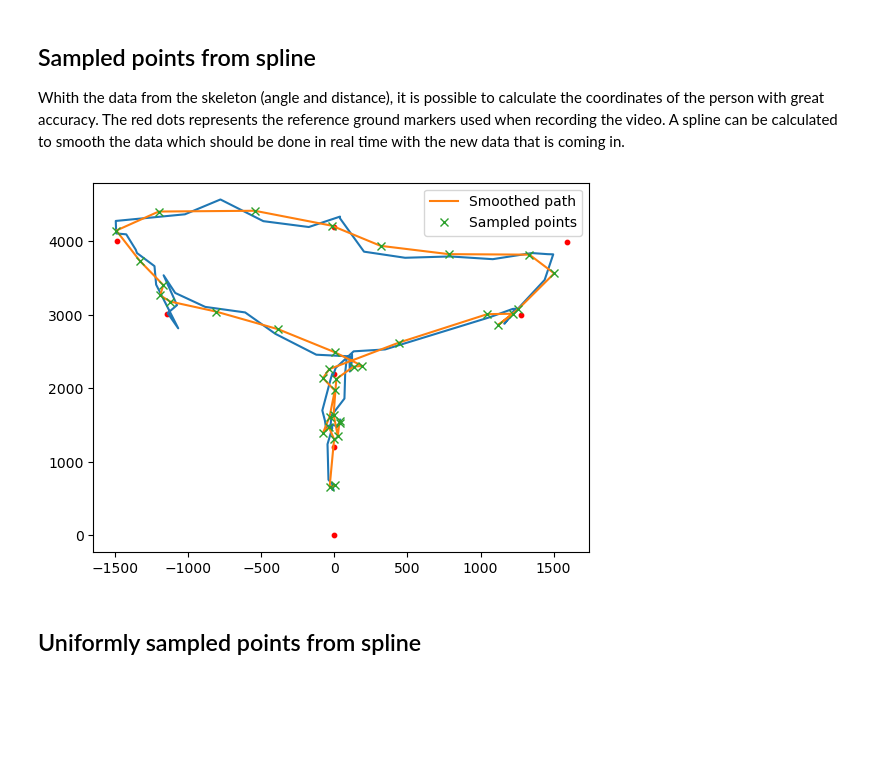
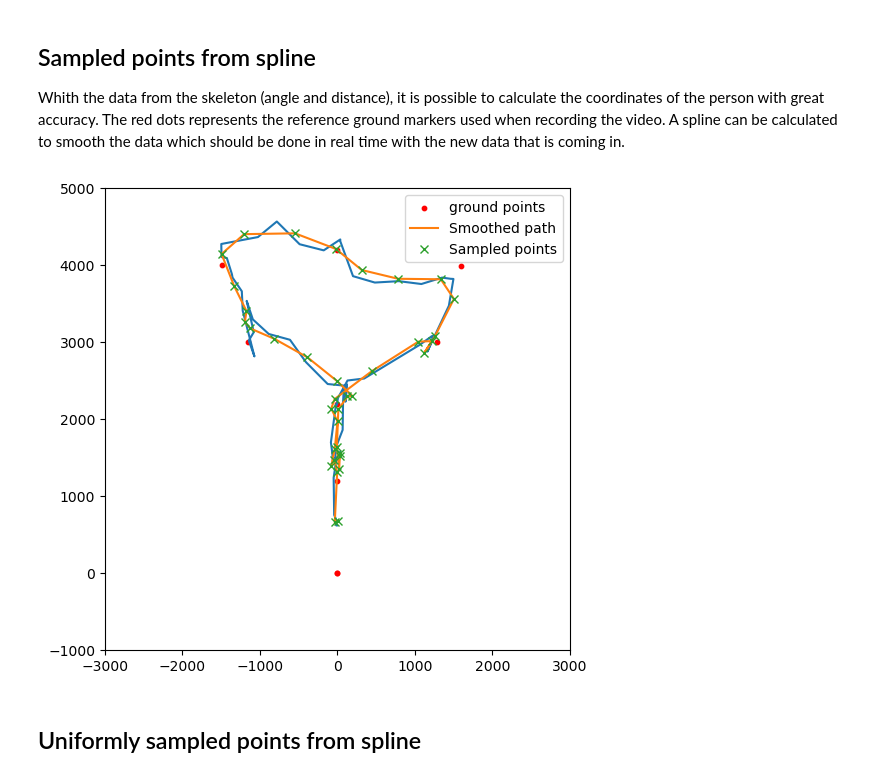
Before and after one commit to comtois-etienne/CSIE5047_Smart_Luggage, a Jupyter notebook: notebook.ipynb, the cells around one changed output. Cells and saved outputs as stored; diff of their text form; code cells hidden in the pictures; blank space fills up the shorter version.

```diff
--- a/notebook.ipynb
+++ b/notebook.ipynb
@@ -561,9 +561,15 @@ sampled_df = pd.DataFrame({
 })
 
 fig, ax = plt.subplots()
+ax.set_ylim([-1000, 5000])
+ax.set_xlim([-3000, 3000])
+fig.set_figheight(6)
+fig.set_figwidth(6)
+
 ax.plot(df['y'], df['x'])
 for p in ref_points:
     ax.scatter(p.y, p.x, c='r', s=10)
+ax.scatter(ref_points[0].y, ref_points[0].x, c='r', s=10, label='ground points')
 ax.plot(spline_y(t_smooth), spline_x(t_smooth), label='Smoothed path')
 # ax.plot(spline_y(t_smooth), spline_x(t_smooth))
 ax.plot(spline_y(t_smooth), spline_x(t_smooth), 'x', label='Sampled points')
@@ -575,34 +581,34 @@ plt.show()
 # y = spline_y(t_smooth)
 
 
 
 # for i in range(len(x) - 4):
 #     # angle between i-1 and i
 #     if i == 0:
 #         p1 = Point(0, 0)
 #     else:
 #         p1 = Point(x[i-1], y[i-1])
 #     p2 = Point(x[i], y[i])
 
 #     angle = p1.angle(p2)
 
 #     # list of 4 points with list comprehension
 #     px = [Point(x[i], y[i]) for i in range(i, i+4)]
 
 #     # rotate 4 points by -angle around p2
 #     px = [p.rotate_df(-angle, p2) for p in px]
 
 #     clear_output(wait=True)
 #     fig, ax = plt.subplots()
 #     px_x = [p.x for p in px]
 #     px_y = [p.y for p in px]
 #     ax.plot(px_y, px_x)
 
 #     ax.legend()
 #     plt.show()
 #     plt.pause(0.5)
 # %% [output]
-[figure, old version]
+[figure, new version]
 # %% [markdown]
 ## Uniformly sampled points from spline
 # %%
```
Also changed, not shown: parts of 1 cell of this notebook.
